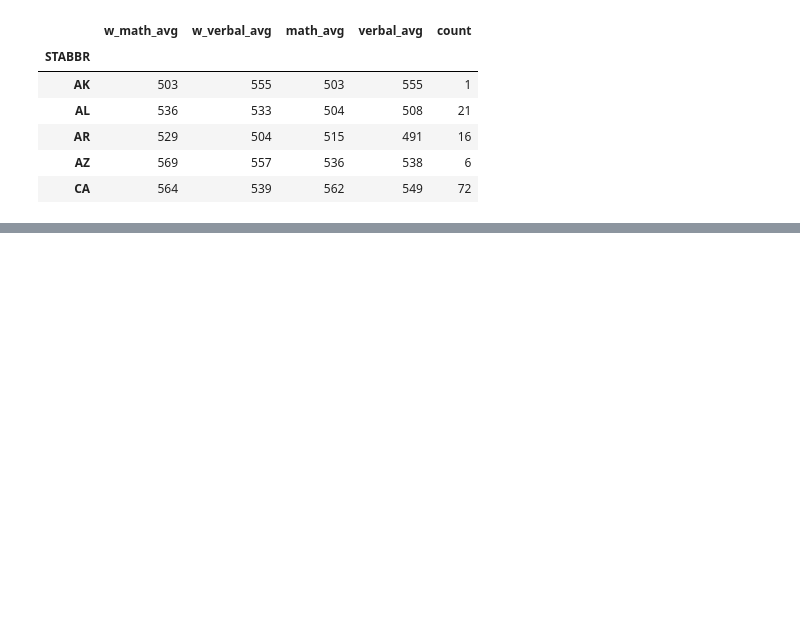
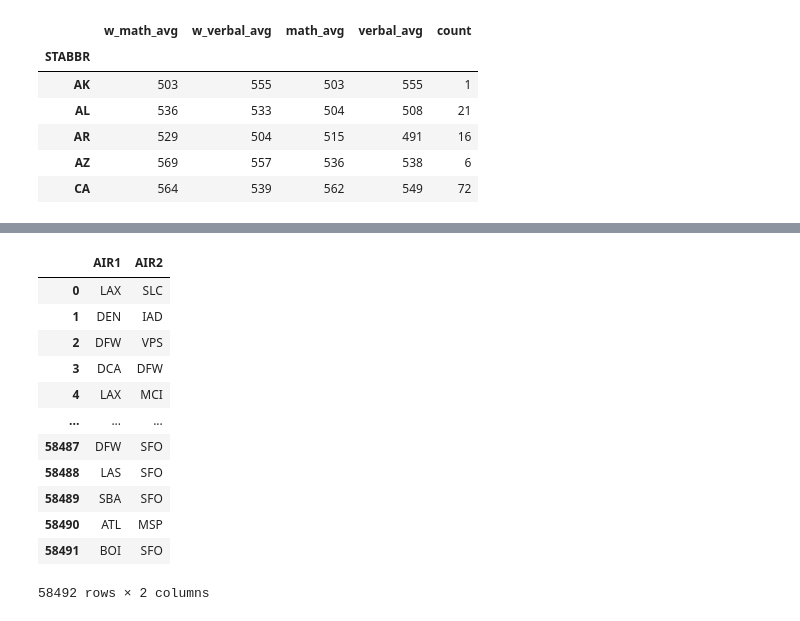
Before and after one commit to minstrel1149/pandas_practice-cookbook1, a Jupyter notebook: pd_cookbook_2_chapter9.ipynb, the cells around one changed output, grey strips where cells are left out. Drawn from its saved outputs; the diff is of its cells as text; code cells hidden in the pictures; blank space fills up the shorter version.

```diff
--- a/pd_cookbook_2_chapter9.ipynb
+++ b/pd_cookbook_2_chapter9.ipynb
@@ -392,0 +447,18 @@ def weighted_average(df):
+# %%
+data_sorted = np.sort(flights.loc[:, ['ORG_AIR', 'DEST_AIR']])
+flights_sort = pd.DataFrame(data_sorted, columns=['AIR1', 'AIR2'])
+flights_sort
+# %% [output]
+|  | AIR1 | AIR2 |
+| 0 | LAX | SLC |
+| 1 | DEN | IAD |
+| 2 | DFW | VPS |
+| 3 | DCA | DFW |
+| 4 | LAX | MCI |
+| ... | ... | ... |
+| 58487 | DFW | SFO |
+| 58488 | LAS | SFO |
+| 58489 | SBA | SFO |
+| 58490 | ATL | MSP |
+| 58491 | BOI | SFO |
+58492 rows × 2 columns
```
Also changed, not shown: parts of 7 cells of this notebook, 1 other file.
